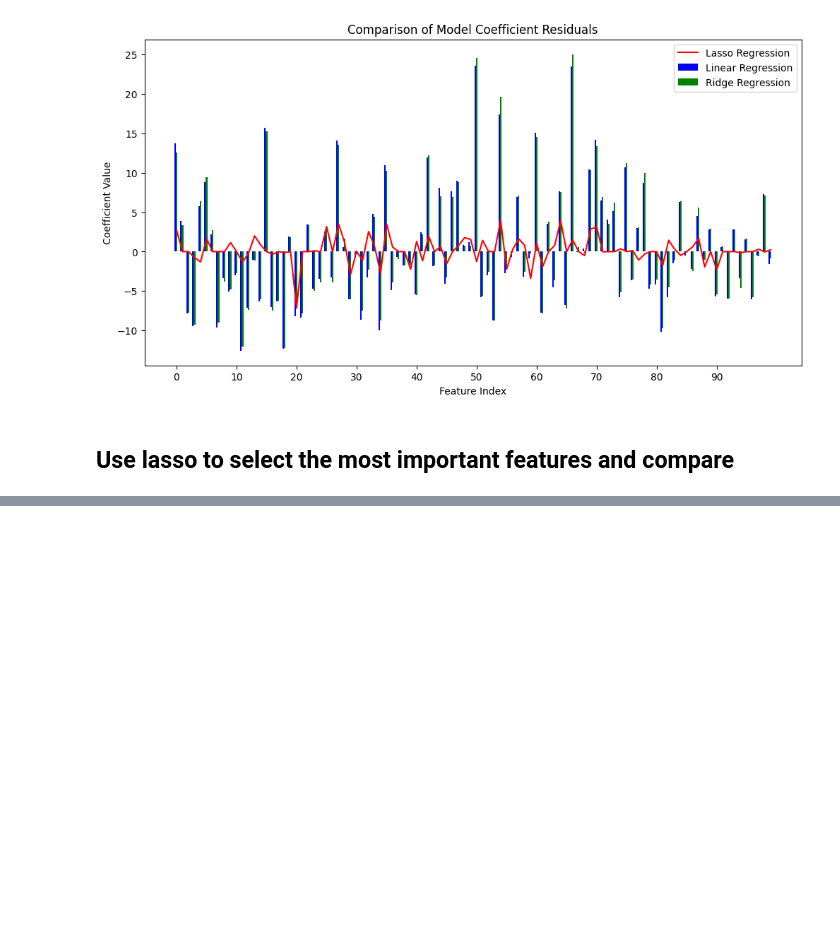
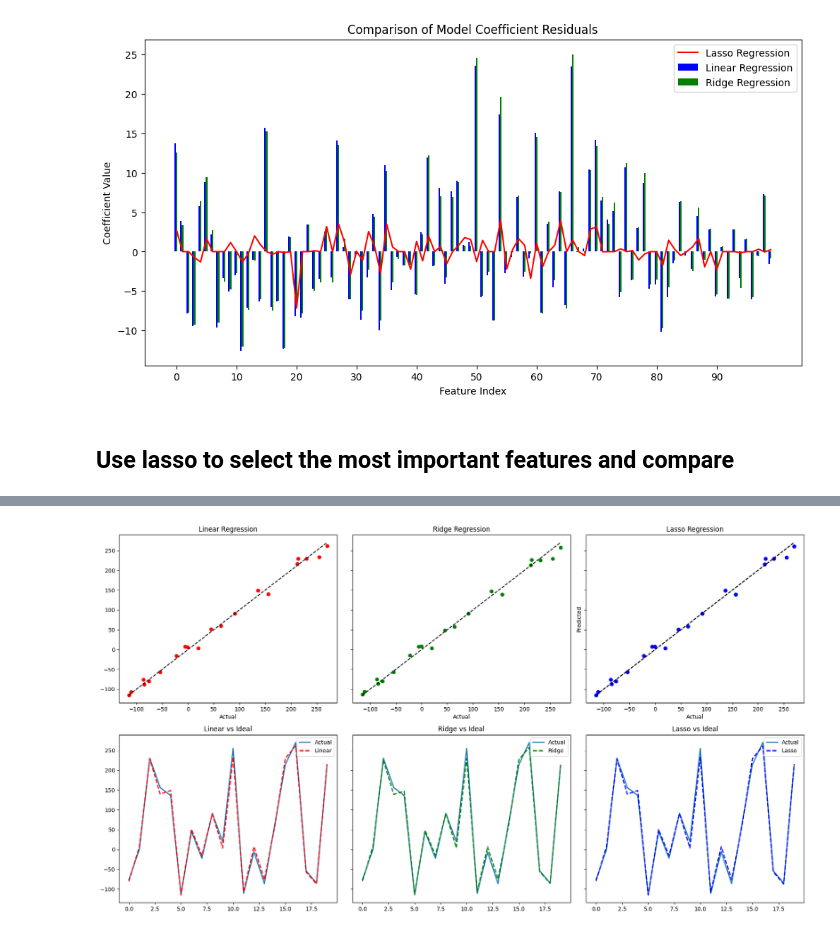
Before and after one commit to Tinonturja/MachineLearning, a Jupyter notebook: Regularization.ipynb, the cells around one changed output, grey strips where cells are left out. Drawn from its saved outputs; the diff is of its cells as text; code cells hidden in the pictures; blank space fills up the shorter version.

Commit message:
Selecting Important Features, and fit them on three different models (Linear, ridge, and laso)

```diff
--- a/Regularization.ipynb
+++ b/Regularization.ipynb
@@ -346,0 +392,2 @@ plt.show()
+# %%
+important_features = feature_importance_df[feature_importance_df['Feature Selected']].index
@@ -346,0 +411,15 @@ plt.show()
+# %%
+## initialize the models
+lasso = Lasso(alpha = 0.1)
+ridge = Ridge(alpha = 1.0)
+linear = LinearRegression()
+
+# Fit the models
+lasso.fit(X_train, y_train)
+ridge.fit(X_train, y_train)
+linear.fit(X_train, y_train)
+
+# Predict the outcome
+lin_pred = linear.predict(X_test)
+lasso_pred = lasso.predict(X_test)
+ridge_pred = ridge.predict(X_test)
@@ -346,0 +451,46 @@ plt.show()
+# %%
+# Plot the predictions vs actuals
+fig, axes = plt.subplots(2, 3, figsize=(18, 10), sharey=True)
+
+axes[0,0].scatter(y_test, lin_pred, color="red", label="Linear")
+axes[0,0].plot([y_test.min(), y_test.max()], [y_test.min(), y_test.max()], 'k--')
+axes[0,0].set_title("Linear Regression",)
+axes[0,0].set_xlabel("Actual",)
+
+axes[0,2].scatter(y_test, lasso_pred, color="blue", label="Lasso")
+axes[0,2].plot([y_test.min(), y_test.max()], [y_test.min(), y_test.max()], 'k--')
+axes[0,2].set_title("Lasso Regression",)
+axes[0,2].set_xlabel("Actual",)
+axes[0,2].set_ylabel("Predicted",)
+
+axes[0,1].scatter(y_test, ridge_pred, color="green", label="Ridge")
+axes[0,1].plot([y_test.min(), y_test.max()], [y_test.min(), y_test.max()], 'k--')
+axes[0,1].set_title("Ridge Regression",)
+axes[0,1].set_xlabel("Actual",)
+
+axes[0,2].scatter(y_test, lasso_pred, color="blue", label="Lasso")
+axes[0,2].plot([y_test.min(), y_test.max()], [y_test.min(), y_test.max()], 'k--')
+axes[0,2].set_title("Lasso Regression",)
+axes[0,2].set_xlabel("Actual",)
+axes[0,2].set_ylabel("Predicted",)
+
+# Line plots for predictions compared to actual and ideal predictions
+axes[1,0].plot(y_test, label="Actual", lw=2)
+axes[1,0].plot(lin_pred, '--', lw=2, color='red', label="Linear")
+axes[1,0].set_title("Linear vs Ideal",)
+axes[1,0].legend()
+
+axes[1,1].plot(y_test, label="Actual", lw=2)
+axes[1,1].plot(ridge_pred, '--', lw=2, color='green', label="Ridge")
+axes[1,1].set_title("Ridge vs Ideal",)
+axes[1,1].legend()
+
+axes[1,2].plot(y_test, label="Actual", lw=2)
+axes[1,2].plot(lasso_pred, '--', lw=2, color='blue', label="Lasso")
+axes[1,2].set_title("Lasso vs Ideal",)
+axes[1,2].legend()
+
+plt.tight_layout()
+plt.show()
+# %% [output]
+[figure, added]
```
Also changed, not shown: parts of 5 cells of this notebook.
